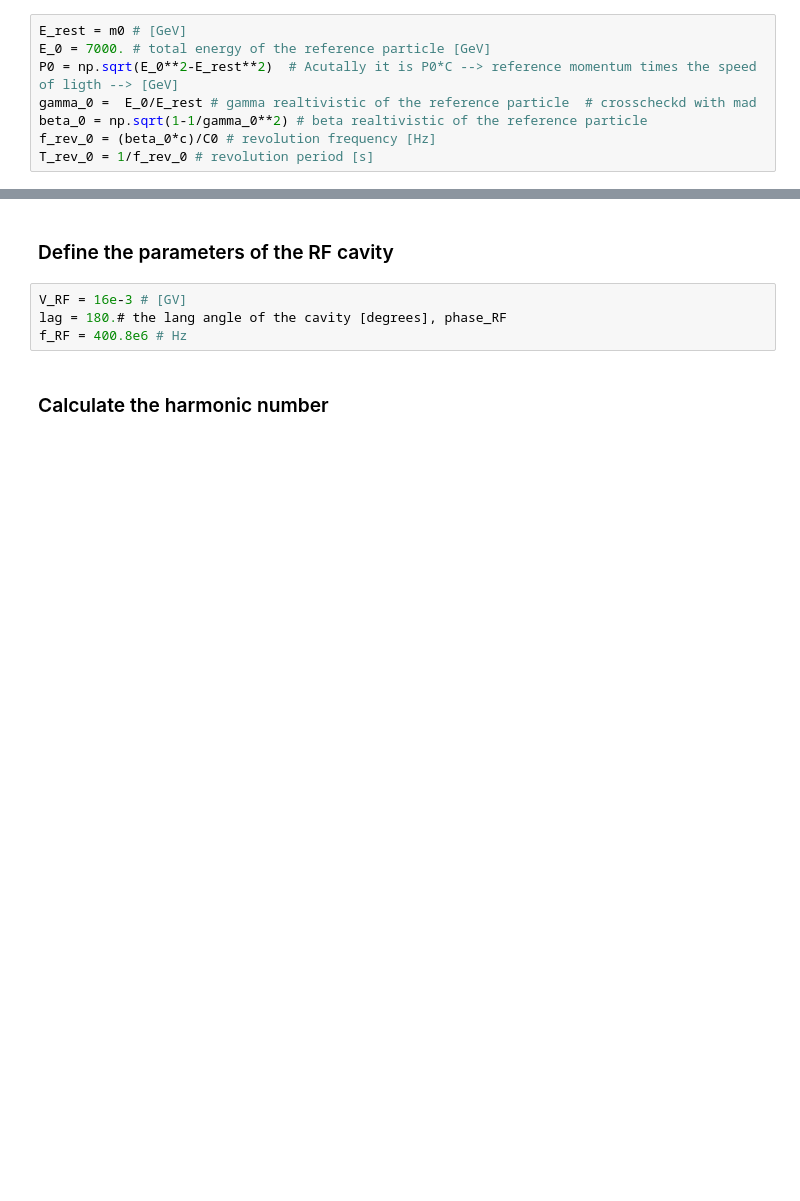
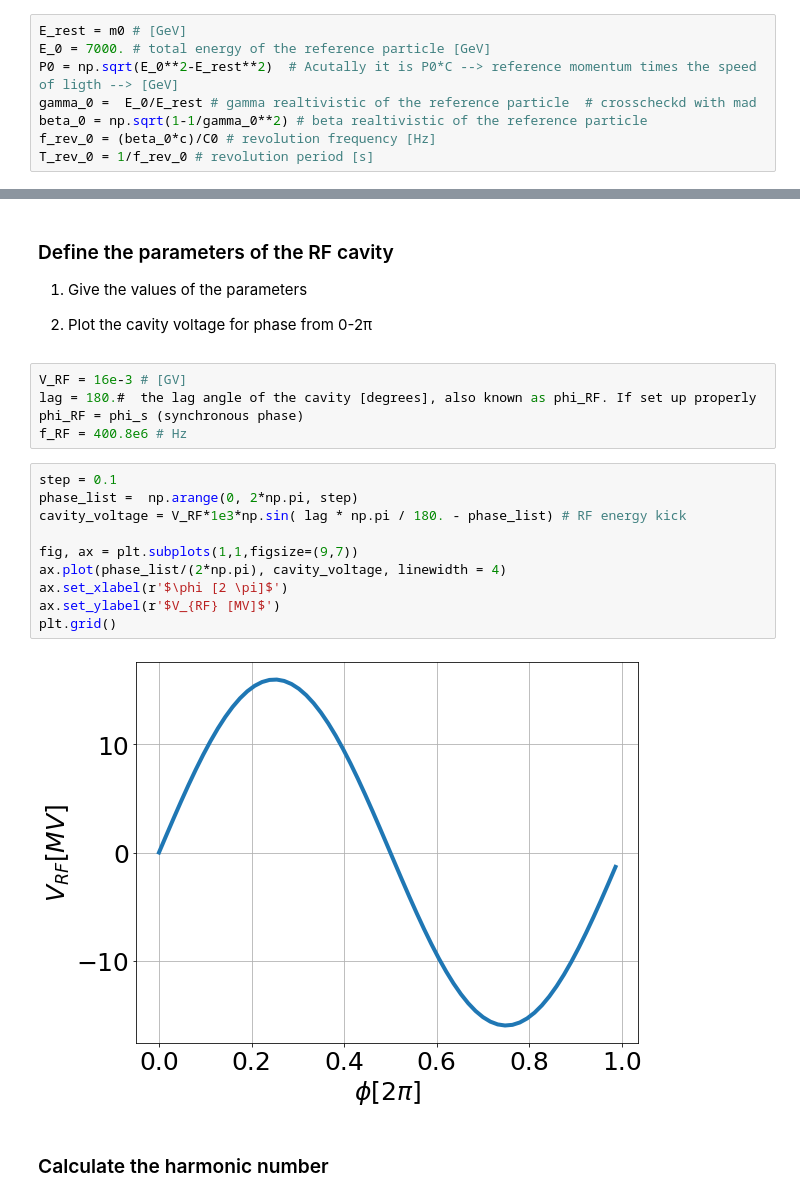
Before and after one commit to natriant/my_tracking_model_notebook, a Jupyter notebook: longitudinal_motion_test.ipynb, the cells around one changed output, grey strips where cells are left out. Cells and saved outputs as stored; diff of their text form; blank space fills up the shorter version.

```diff
--- a/longitudinal_motion_test.ipynb
+++ b/longitudinal_motion_test.ipynb
@@ -100,9 +75,24 @@ def RF_map(P0, m0, beta_0, f_RF, c, lag, V_RF, E_0, z, delta):
 # %% [markdown]
 ### Define the parameters of the RF cavity
+1) Give the values of the parameters
+
+2) Plot the cavity voltage for phase from 0-2π
 # %%
 V_RF = 16e-3 # [GV]
-lag = 180.# the lang angle of the cavity [degrees], phase_RF
+lag = 180.#  the lag angle of the cavity [degrees], also known as phi_RF. If set up properly phi_RF = phi_s (synchronous phase)
 f_RF = 400.8e6 # Hz
+# %%
+step = 0.1
+phase_list =  np.arange(0, 2*np.pi, step)
+cavity_voltage = V_RF*1e3*np.sin( lag * np.pi / 180. - phase_list) # RF energy kick
+
+fig, ax = plt.subplots(1,1,figsize=(9,7))
+ax.plot(phase_list/(2*np.pi), cavity_voltage, linewidth = 4)
+ax.set_xlabel(r'$\phi [2 \pi]$')
+ax.set_ylabel(r'$V_{RF} [MV]$')
+plt.grid()
+# %% [output]
+[figure, added]
 # %% [markdown]
 ### Calculate the harmonic number
 # %%
```
Also changed, not shown: parts of 26 cells of this notebook, 1 other file.
